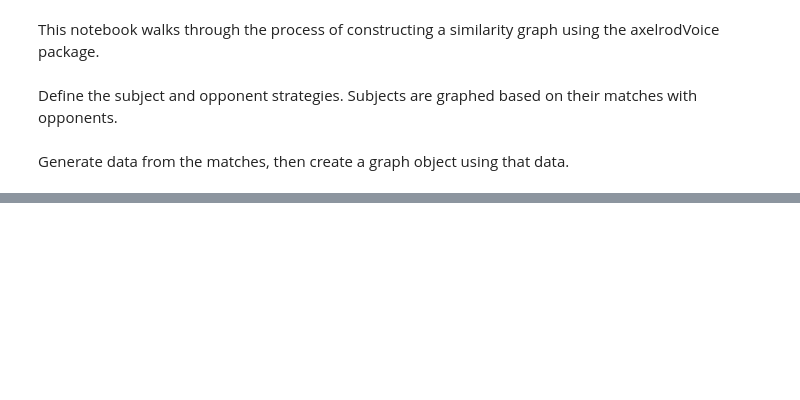
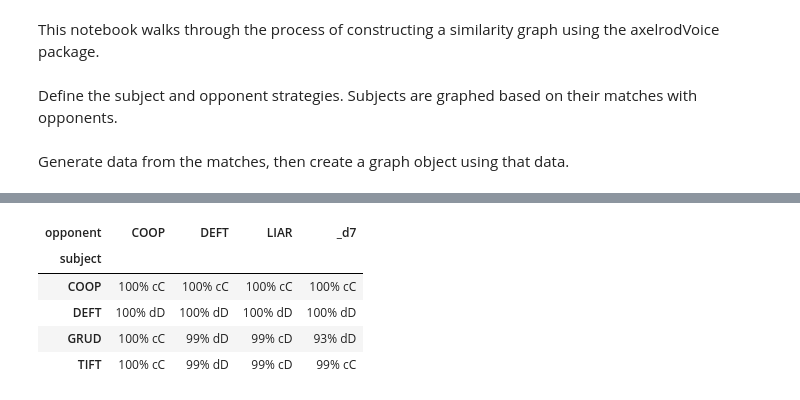
Before and after one commit to alexbazzelle/Alexrod, a Jupyter notebook: similarity_walkthrough.ipynb, the cells around one changed output, grey strips where cells are left out. Drawn from its saved outputs; the diff is of its cells as text; code cells hidden in the pictures; blank space fills up the shorter version.

```diff
--- a/similarity_walkthrough.ipynb
+++ b/similarity_walkthrough.ipynb
@@ -15,17 +38,24 @@ axlV.SimilarityGraph.generate_data(subjects, opponents, last_round=100, filename
 # %%
-graph = axlV.SimilarityGraph("small_data.csv")
+graph = SimilarityGraph("small_data.csv")
 # %%
 behaviors = ["per_cC", "per_cD", "per_dC", "per_dD"]
 (graph.full_data.sort_values(by=['opponent', 'seed', 'subject'])
          .loc[:, ["opponent", "subject"] + behaviors]
          .reset_index(drop=True)
-         .assign(max_val= lambda df: df.max(axis=1,numeric_only=True),
-                 max_col= lambda df: df.idxmax(axis=1,numeric_only=True))
-         .assign(val = lambda df: df.apply(lambda row: f"{row['max_val']:.0%} {row['max_col'][4:]}", axis=1))
-         .loc[:, ["opponent", "subject", "val"]]
-         .pivot(index="subject", columns="opponent", values="val")
+         .assign(max_behavior_val= lambda df: df.max(axis=1,numeric_only=True),
+                 max_behavior_name= lambda df: df.idxmax(axis=1,numeric_only=True))
+         .assign(max_behavior = lambda df:
+                 df.apply(lambda row: f"{row['max_behavior_val']:.0%} {row['max_behavior_name'][4:]}", axis=1))
+         .loc[:, ["opponent", "subject", "max_behavior"]]
+         .pivot(index="subject", columns="opponent", values="max_behavior")
          )
-# TODO: investigate why COOP only 99% cC
+# %% [output]
+| opponent | COOP | DEFT | LIAR | _d7 |
+| subject |  |  |  |  |
+| COOP | 100% cC | 100% cC | 100% cC | 100% cC |
+| DEFT | 100% dD | 100% dD | 100% dD | 100% dD |
+| GRUD | 100% cC | 99% dD | 99% cD | 93% dD |
+| TIFT | 100% cC | 99% dD | 99% cD | 99% cC |
 # %%
 # Create clusters using behaviors
 s_names = [s.name for s in subjects]
```
Also changed, not shown: parts of 6 cells of this notebook.
